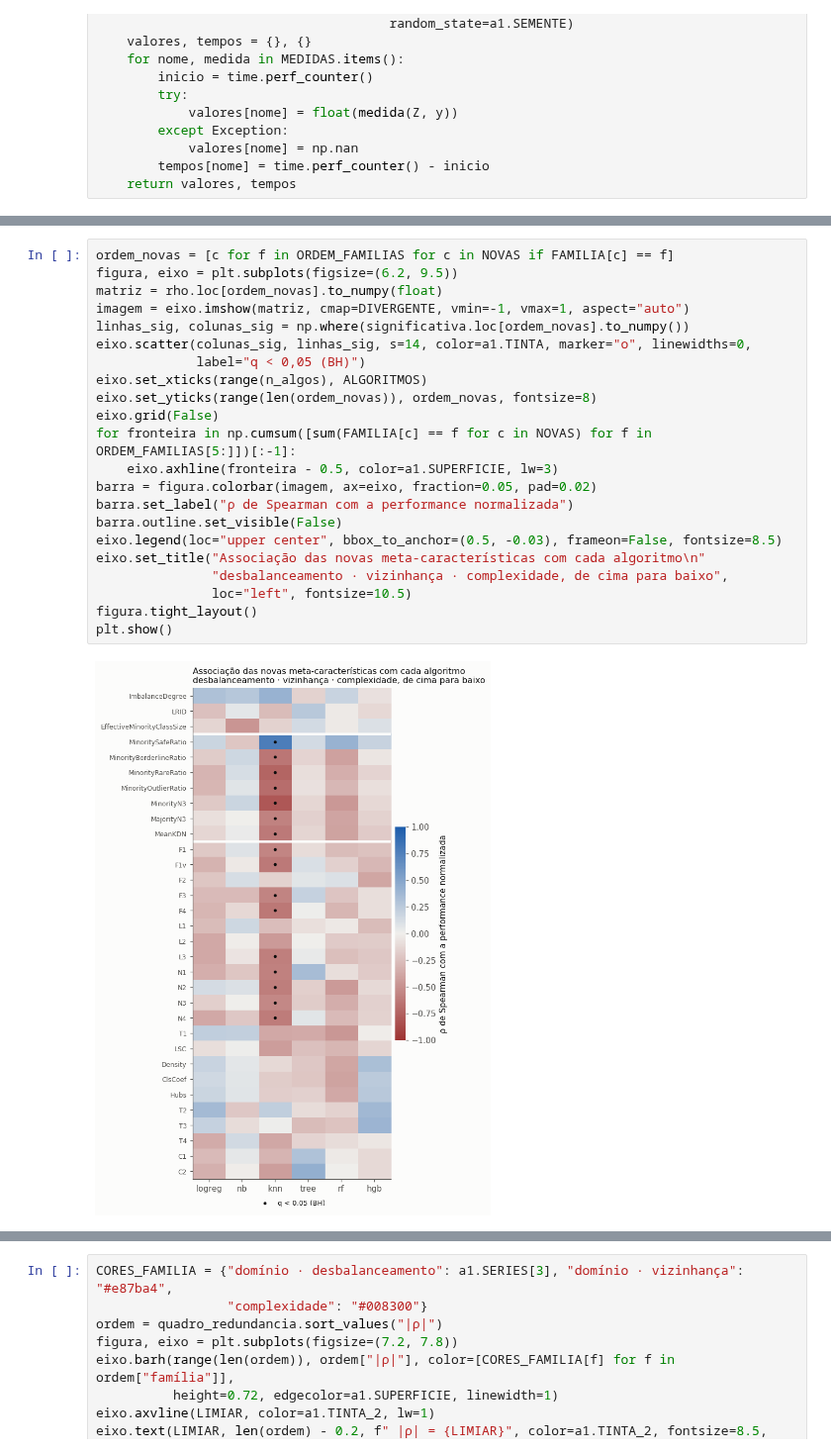
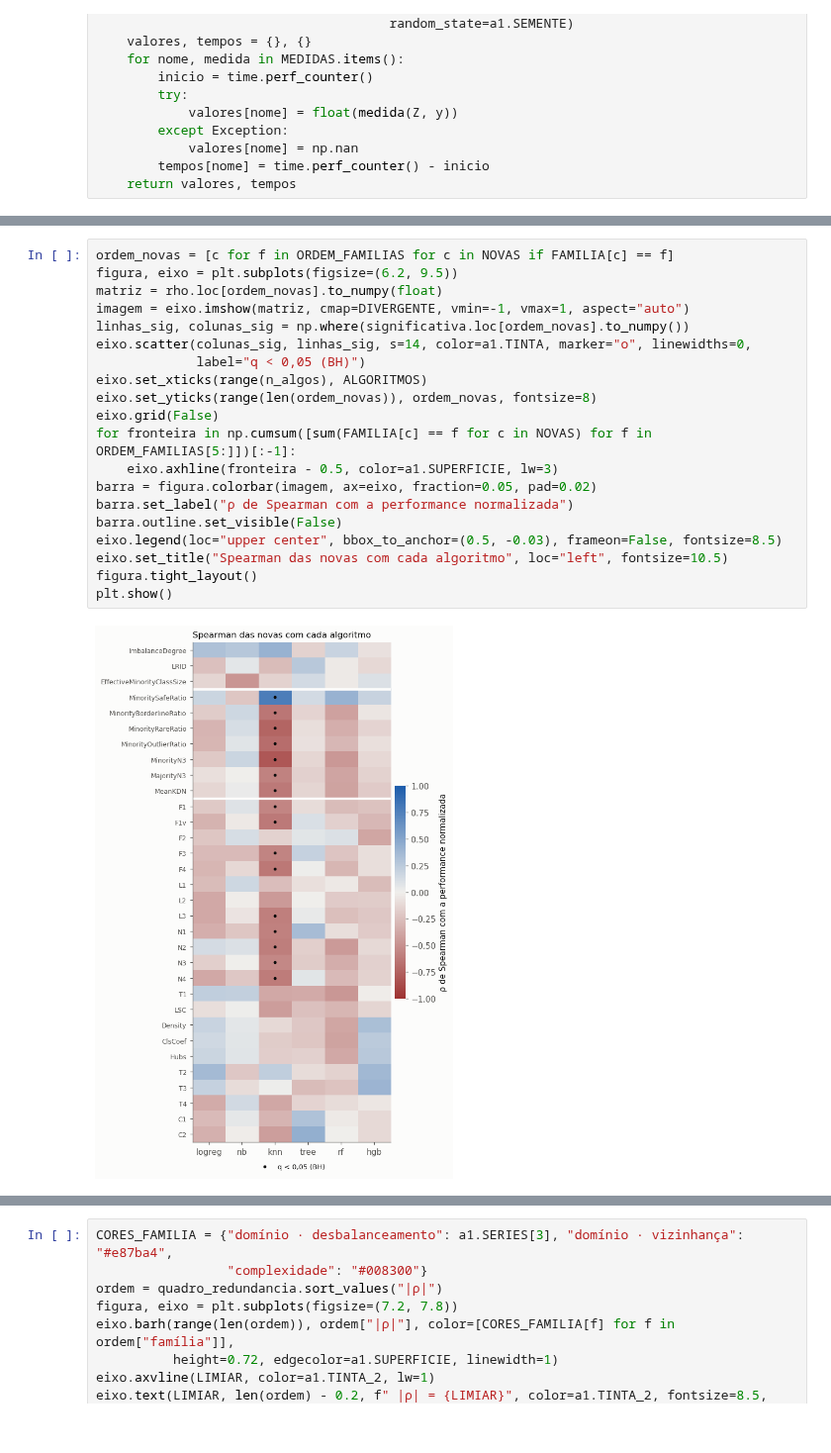
Before and after one commit to Gaolgo0909/in1097-metalearning, a Jupyter notebook: atividade2/metacaracteristicas_dominio.ipynb, the cells around one changed output, grey strips where cells are left out. Shown at 99% size. Saved outputs shown, nothing was run; the diff lists cells and outputs as text.

```diff
--- a/atividade2/metacaracteristicas_dominio.ipynb
+++ b/atividade2/metacaracteristicas_dominio.ipynb
@@ -523,27 +502,25 @@ Quadro 7 — as 15 associações mais fortes entre as novas, com a clássica mai
 # %%
 ordem_novas = [c for f in ORDEM_FAMILIAS for c in NOVAS if FAMILIA[c] == f]
 figura, eixo = plt.subplots(figsize=(6.2, 9.5))
 matriz = rho.loc[ordem_novas].to_numpy(float)
 imagem = eixo.imshow(matriz, cmap=DIVERGENTE, vmin=-1, vmax=1, aspect="auto")
 linhas_sig, colunas_sig = np.where(significativa.loc[ordem_novas].to_numpy())
 eixo.scatter(colunas_sig, linhas_sig, s=14, color=a1.TINTA, marker="o", linewidths=0,
              label="q < 0,05 (BH)")
 eixo.set_xticks(range(n_algos), ALGORITMOS)
 eixo.set_yticks(range(len(ordem_novas)), ordem_novas, fontsize=8)
 eixo.grid(False)
 for fronteira in np.cumsum([sum(FAMILIA[c] == f for c in NOVAS) for f in ORDEM_FAMILIAS[5:]])[:-1]:
     eixo.axhline(fronteira - 0.5, color=a1.SUPERFICIE, lw=3)
 barra = figura.colorbar(imagem, ax=eixo, fraction=0.05, pad=0.02)
 barra.set_label("ρ de Spearman com a performance normalizada")
 barra.outline.set_visible(False)
 eixo.legend(loc="upper center", bbox_to_anchor=(0.5, -0.03), frameon=False, fontsize=8.5)
-eixo.set_title("Associação das novas meta-características com cada algoritmo\n"
-               "desbalanceamento · vizinhança · complexidade, de cima para baixo",
-               loc="left", fontsize=10.5)
+eixo.set_title("Spearman das novas com cada algoritmo", loc="left", fontsize=10.5)
 figura.tight_layout()
 plt.show()
 # %% [output]
-[figure, old version]
+[figure, new version]
 # %%
 X_imp = X_ext.fillna(X_ext.median())
 importancia = pd.DataFrame(0.0, index=X_ext.columns, columns=ALGORITMOS)
```
Also changed, not shown: parts of 41 cells of this notebook, 6 other files.
